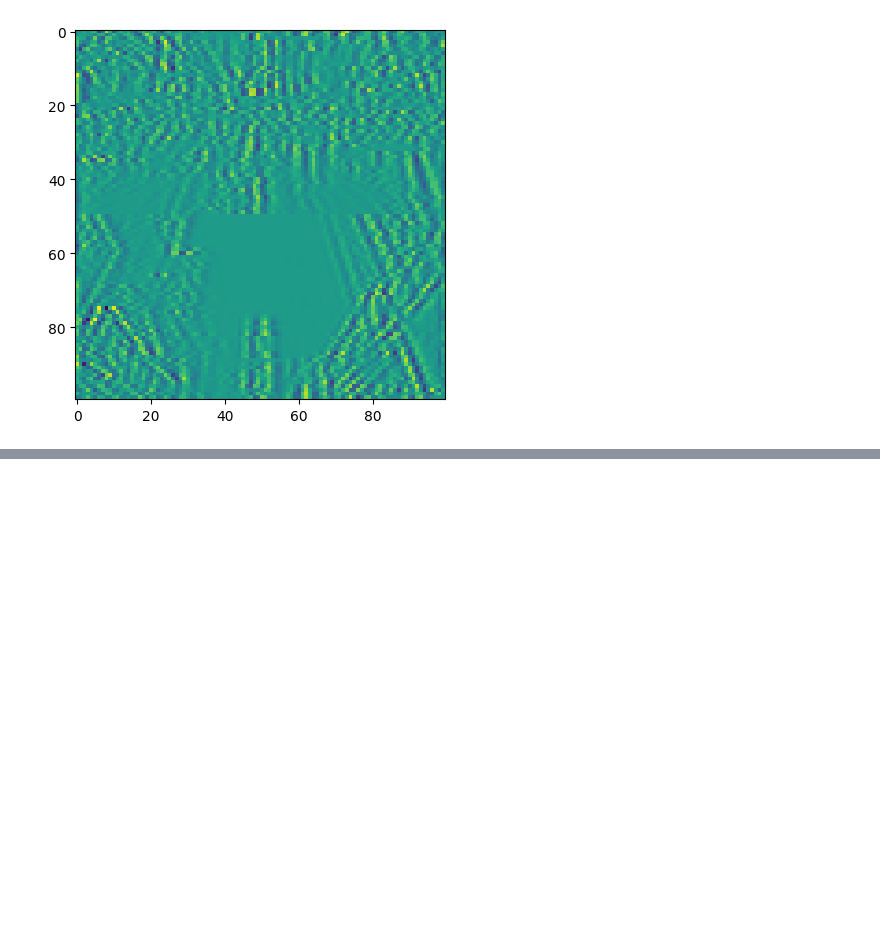
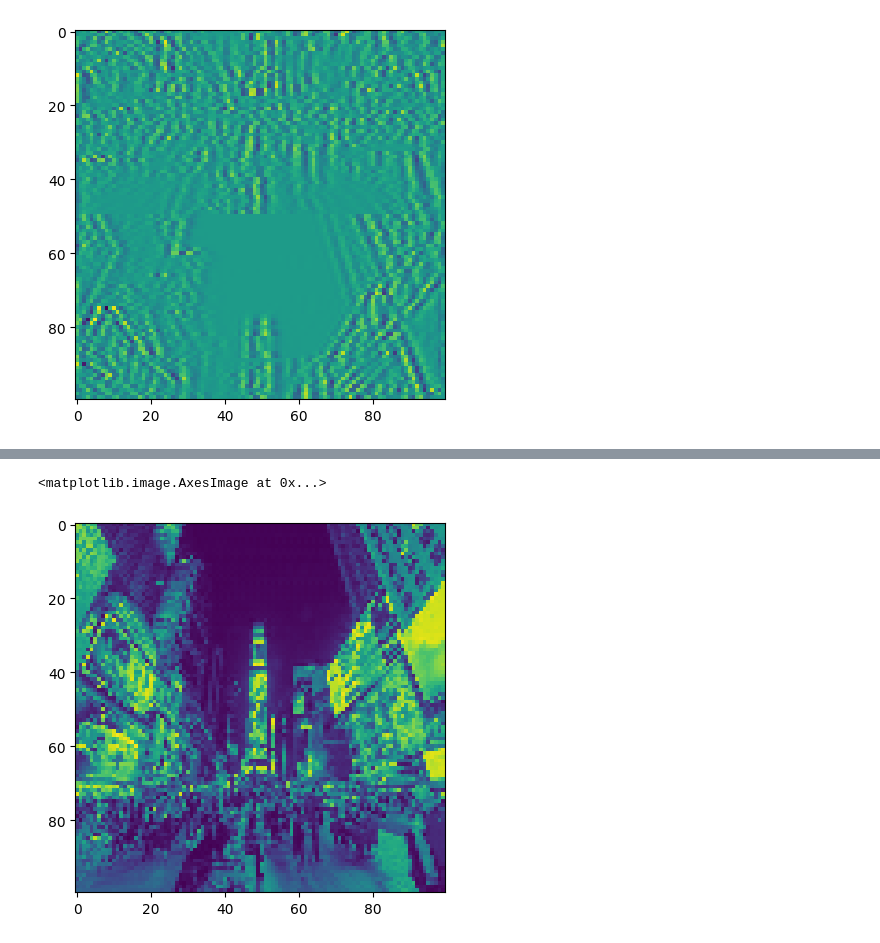
Before and after one commit to gihyun-kim/vae-study, a Jupyter notebook: vae-study22111402.ipynb, the cells around one changed output, grey strips where cells are left out. Saved outputs shown, nothing was run; the diff lists cells and outputs as text; code cells hidden in the pictures; blank space fills up the shorter version.

```diff
--- a/vae-study22111402.ipynb
+++ b/vae-study22111402.ipynb
@@ -21,7 +21,7 @@ def weird_function(x, n_iter=5):
         h_r = torch.cat((h[1:], zero_tensor),0)
         h = filt[0]*h+filt[2]*h_l+filt[1]*h_r
         if i%2==0:
-            h torch.cat((h[h.shape[0]//2:],h[:h.shape[0]//2]),0)
+            h = torch.cat((h[h.shape[0]//2:],h[:h.shape[0]//2]),0)
     return h
 # %%
 def distance_loss(hypothesis, broken_image):
@@ -30,3 +30,15 @@ def distance_loss(hypothesis, broken_image):
 random_tensor = torch.randn(10000, dtype=torch.float)
 # %%
 lr=0.8
+# %%
+for i in range(0,20000):
+    random_tensor.requires_grad_(True)
+    hypothesis = weird_function(random_tensor)
+    loss = distance_loss(hypothesis, broken_image)
+    loss.backward()
+
+    with torch.no_grad():
+        random_tensor = random_tensor - lr*random_tensor.grad
+
+    if i%1000==0:
+        print('Loss at {}={}'.format(i,loss.item()))
@@ -32,0 +66,5 @@ lr=0.8
+# %%
+plt.imshow(random_tensor.view(100,100).data)
+# %% [output]
+<matplotlib.image.AxesImage at 0x...>
+[figure, added]
```
Also changed, not shown: parts of 1 cell of this notebook.
